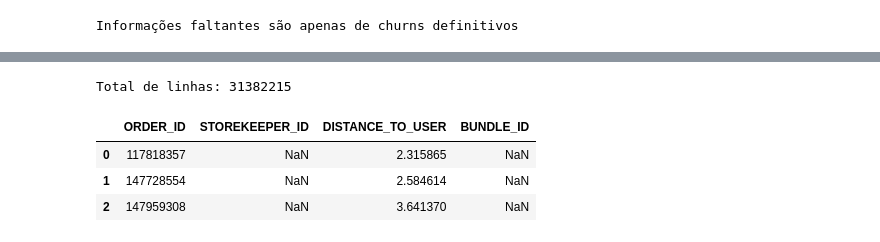
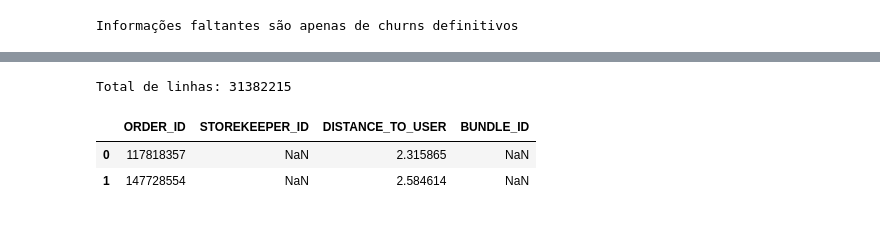
Before and after one commit to 2022M3T3-Inteli/Rappi-Hour, a Jupyter notebook: notebooks/feature-engineering/consol-feature-eng.ipynb, the cells around one changed output, grey strips where cells are left out. Saved outputs shown, nothing was run; the diff lists cells and outputs as text; code cells hidden in the pictures.

```diff
--- a/notebooks/feature-engineering/consol-feature-eng.ipynb
+++ b/notebooks/feature-engineering/consol-feature-eng.ipynb
@@ -465,13 +399,12 @@ memory usage: 29.2+ MB
 # %%
 # ------------------------------------------
-# DATABASE: ????? TODO : descrição da tabela
+# DATABASE: DISTANCE-USER-DEF
 # ------------------------------------------
-df_distance_user = pd.read_csv("/content/drive/Shareddrives/grupo4-rappi-hour/bases-rappi/distance-user-def.csv")
-print(f"Total de linhas: {df_distance_user.shape[0]}")
-df_distance_user.head(3)
+df_distance = pd.read_csv("/content/drive/Shareddrives/grupo4-rappi-hour/bases-rappi/distance-user-def.csv")
+print(f"Total de linhas: {df_distance.shape[0]}")
+df_distance.head(2)
 # %% [output]
 Total de linhas: 31382215
 |  | ORDER_ID | STOREKEEPER_ID | DISTANCE_TO_USER | BUNDLE_ID |
 | 0 | 117818357 | NaN | 2.315865 | NaN |
 | 1 | 147728554 | NaN | 2.584614 | NaN |
-| 2 | 147959308 | NaN | 3.641370 | NaN |
```
Also changed, not shown: parts of 48 cells of this notebook, 4 other files.
